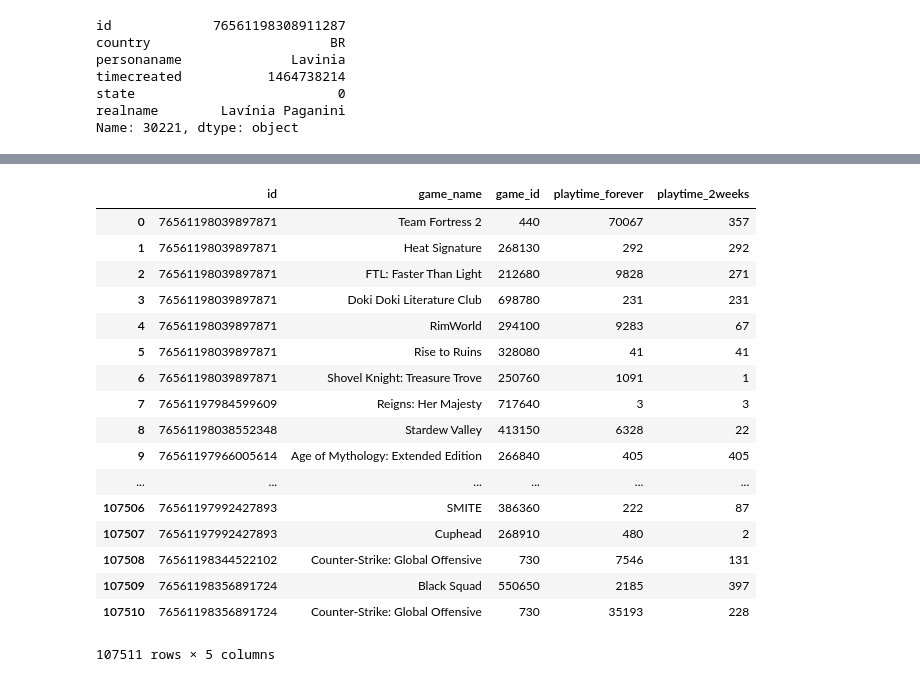
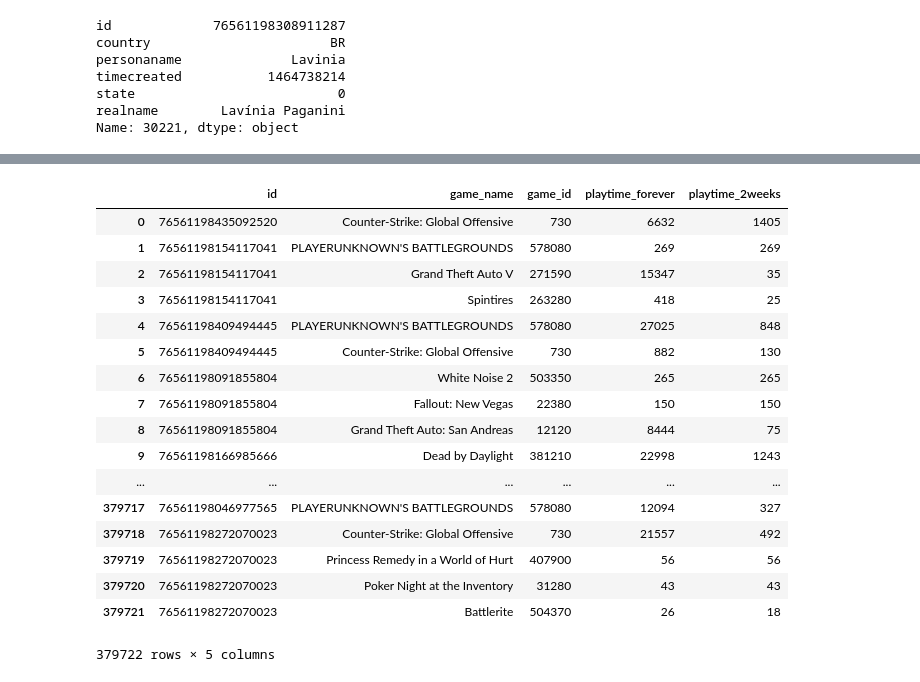
Before and after one commit to if1015-datascience-ufpe/2017-2-projeto-hbcj-lfp2, a Jupyter notebook: Projeto.ipynb, the cells around one changed output, grey strips where cells are left out. Drawn from its saved outputs; the diff is of its cells as text; code cells hidden in the pictures.

Commit message:
Finish getting games/sarted to organize

```diff
--- a/Projeto.ipynb
+++ b/Projeto.ipynb
@@ -106,3 +108,0 @@ dataJogadores3
-# %%
-dataJogadores3 = dataJogadores3.drop_duplicates()
-dataJogadores3
@@ -201,8 +182,7 @@ Name: 30221, dtype: object
 params3={'key':'F695AF807551C6BDF76E8CAAF31B2D5B', 'steamid': '76561198039897871'}
 for x in range(len(dataJogadores3)):
     id_pessoa = dataJogadores3.loc[x, 'id']
-    #print(id_pessoa)
-    if id_pessoa not in ids_games and x > 28189 :
+    if id_pessoa not in ids_games:
         print(id_pessoa)
         params3['steamid'] = id_pessoa
         prfs= rq.get('http://api.steampowered.com/IPlayerService/GetRecentlyPlayedGames/v0001/', params3).json()['response']
@@ -216,11 +196,4 @@ for x in range(len(dataJogadores3)):
                     playtime_forever.append(prf['playtime_forever'])
                     playtime_2weeks.append(prf['playtime_2weeks'])
                     ids_games.append(id_pessoa)
-
-
-for i in range(len(games)):
-    jogos_jogador.append((ids_games[i],games[i],gamesid[i],playtime_forever[i], playtime_2weeks[i]))
-
-dataGames = pd.DataFrame(jogos_jogador, columns=['id', 'game_name', 'game_id', 'playtime_forever', 'playtime_2weeks'])
-dataGames
 # %% [output]
@@ -245,25 +217,25 @@ ConnectionError: HTTPConnectionPool(host='api.steampowered.com', port=80): Max r
 # %%
 for i in range(len(games)):
     jogos_jogador.append((ids_games[i],games[i],gamesid[i],playtime_forever[i], playtime_2weeks[i]))
 
-dataGames = pd.DataFrame(jogos_jogador, columns=['id', 'game_name', 'game_id', 'playtime_forever', 'playtime_2weeks'])
-dataGames
+dataGames2 = pd.DataFrame(jogos_jogador, columns=['id', 'game_name', 'game_id', 'playtime_forever', 'playtime_2weeks'])
+dataGames2
 # %% [output]
 |  | id | game_name | game_id | playtime_forever | playtime_2weeks |
-| 0 | 76561198039897871 | Team Fortress 2 | 440 | 70067 | 357 |
-| 1 | 76561198039897871 | Heat Signature | 268130 | 292 | 292 |
-| 2 | 76561198039897871 | FTL: Faster Than Light | 212680 | 9828 | 271 |
-| 3 | 76561198039897871 | Doki Doki Literature Club | 698780 | 231 | 231 |
-| 4 | 76561198039897871 | RimWorld | 294100 | 9283 | 67 |
-| 5 | 76561198039897871 | Rise to Ruins | 328080 | 41 | 41 |
-| 6 | 76561198039897871 | Shovel Knight: Treasure Trove | 250760 | 1091 | 1 |
-| 7 | 76561197984599609 | Reigns: Her Majesty | 717640 | 3 | 3 |
-| 8 | 76561198038552348 | Stardew Valley | 413150 | 6328 | 22 |
-| 9 | 76561197966005614 | Age of Mythology: Extended Edition | 266840 | 405 | 405 |
+| 0 | 76561198435092520 | Counter-Strike: Global Offensive | 730 | 6632 | 1405 |
+| 1 | 76561198154117041 | PLAYERUNKNOWN'S BATTLEGROUNDS | 578080 | 269 | 269 |
+| 2 | 76561198154117041 | Grand Theft Auto V | 271590 | 15347 | 35 |
+| 3 | 76561198154117041 | Spintires | 263280 | 418 | 25 |
+| 4 | 76561198409494445 | PLAYERUNKNOWN'S BATTLEGROUNDS | 578080 | 27025 | 848 |
+| 5 | 76561198409494445 | Counter-Strike: Global Offensive | 730 | 882 | 130 |
+| 6 | 76561198091855804 | White Noise 2 | 503350 | 265 | 265 |
+| 7 | 76561198091855804 | Fallout: New Vegas | 22380 | 150 | 150 |
+| 8 | 76561198091855804 | Grand Theft Auto: San Andreas | 12120 | 8444 | 75 |
+| 9 | 76561198166985666 | Dead by Daylight | 381210 | 22998 | 1243 |
 | ... | ... | ... | ... | ... | ... |
-| 107506 | 76561197992427893 | SMITE | 386360 | 222 | 87 |
-| 107507 | 76561197992427893 | Cuphead | 268910 | 480 | 2 |
-| 107508 | 76561198344522102 | Counter-Strike: Global Offensive | 730 | 7546 | 131 |
-| 107509 | 76561198356891724 | Black Squad | 550650 | 2185 | 397 |
-| 107510 | 76561198356891724 | Counter-Strike: Global Offensive | 730 | 35193 | 228 |
+| 379717 | 76561198046977565 | PLAYERUNKNOWN'S BATTLEGROUNDS | 578080 | 12094 | 327 |
+| 379718 | 76561198272070023 | Counter-Strike: Global Offensive | 730 | 21557 | 492 |
+| 379719 | 76561198272070023 | Princess Remedy in a World of Hurt | 407900 | 56 | 56 |
+| 379720 | 76561198272070023 | Poker Night at the Inventory | 31280 | 43 | 43 |
+| 379721 | 76561198272070023 | Battlerite | 504370 | 26 | 18 |
-107511 rows × 5 columns
+379722 rows × 5 columns
```
Also changed, not shown: parts of 8 cells of this notebook.
